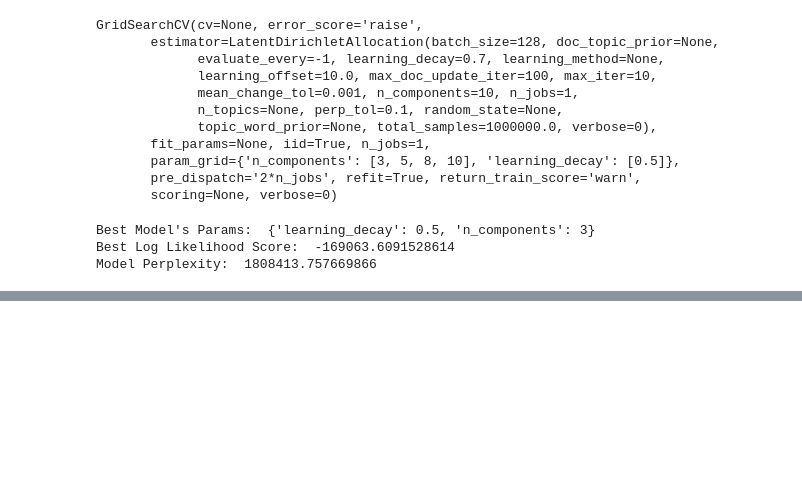
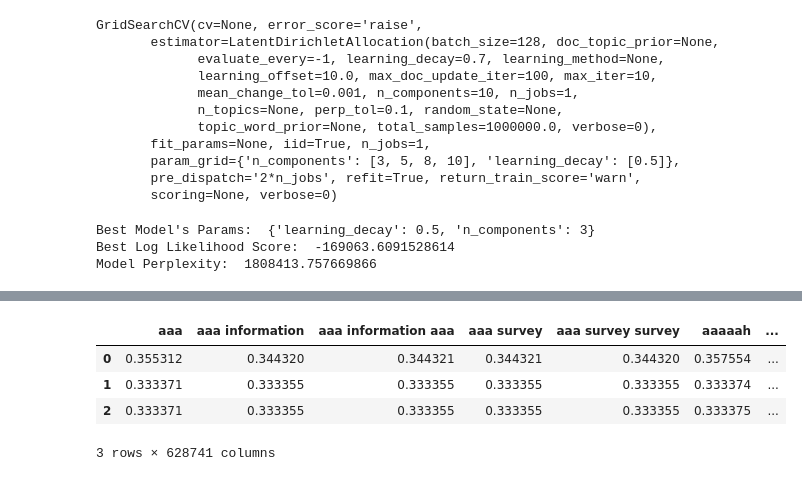
Before and after one commit to albertolovell/closed_caption_classifier, a Jupyter notebook: cc.ipynb, the cells around one changed output, grey strips where cells are left out. Saved outputs shown, nothing was run; the diff lists cells and outputs as text; code cells hidden in the pictures; blank space fills up the shorter version.

```diff
--- a/cc.ipynb
+++ b/cc.ipynb
@@ -561,0 +551,16 @@ NoneType
+# %%
+vectorizer = TfidfVectorizer(stop_words=stopwords.words('english'), ngram_range=(1, 3), lowercase=True)
+tfidf_model = vectorizer.fit_transform(text)
+
+best_lda_model = LatentDirichletAllocation(n_components=3, learning_decay=0.5)
+best_lda_model.fit(tfidf_model)
+
+df_topic_keywords = pd.DataFrame(best_lda_model.components_)
+df_topic_keywords.columns = vectorizer.get_feature_names()
+df_topic_keywords.head()
+# %% [output]
+|  | aaa | aaa information | aaa information aaa | aaa survey | aaa survey survey | aaaaah | ... |
+| 0 | 0.355312 | 0.344320 | 0.344321 | 0.344321 | 0.344320 | 0.357554 | ... |
+| 1 | 0.333371 | 0.333355 | 0.333355 | 0.333355 | 0.333355 | 0.333374 | ... |
+| 2 | 0.333371 | 0.333355 | 0.333355 | 0.333355 | 0.333355 | 0.333375 | ... |
+3 rows × 628741 columns
```
Also changed, not shown: parts of 7 cells of this notebook.
